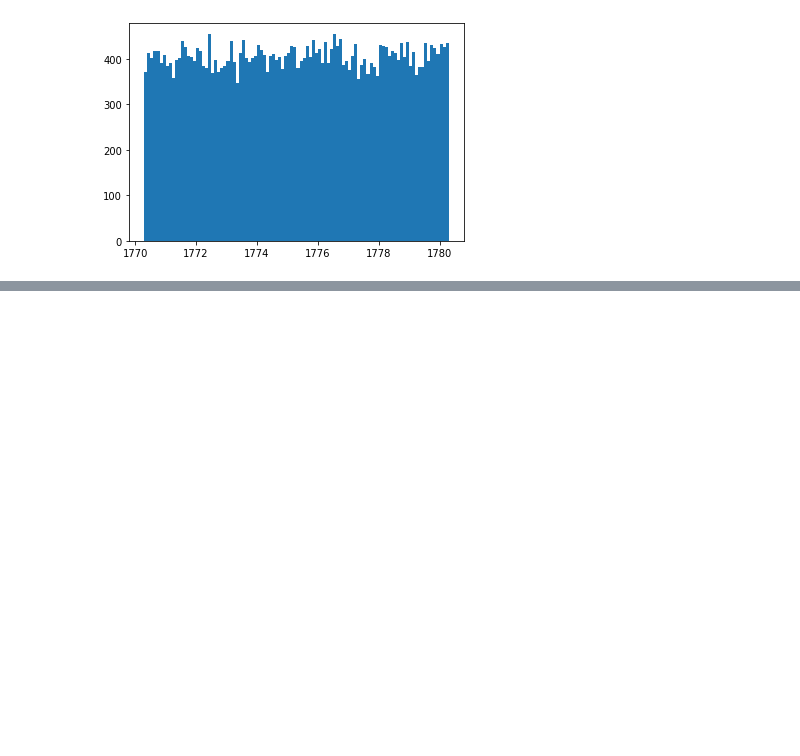
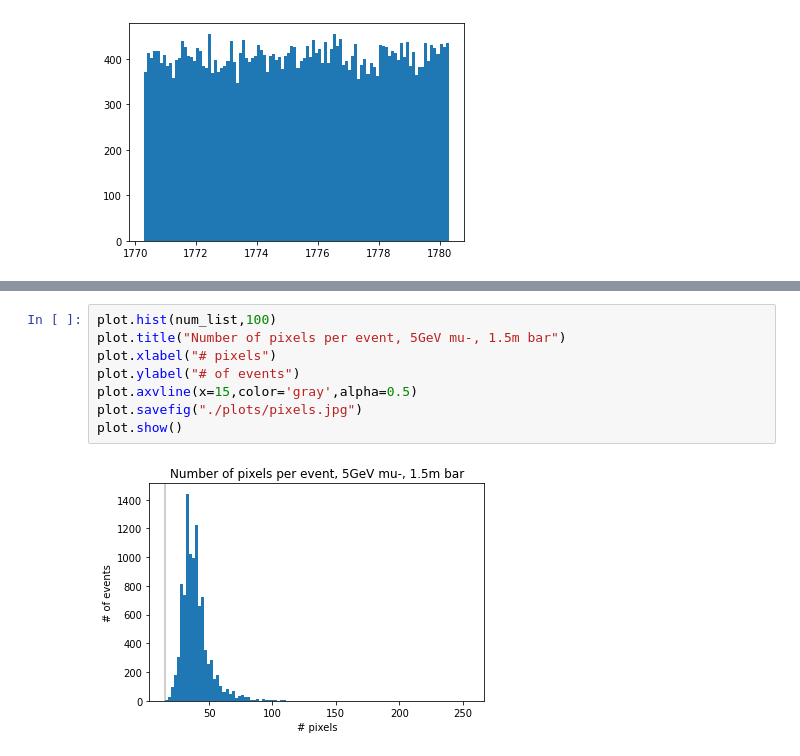
Before and after one commit to RowanKell/work_eic, a Jupyter notebook: macros/time_res/time_resolution.ipynb, the cells around one changed output, grey strips where cells are left out. Drawn from its saved outputs; the diff is of its cells as text; blank space fills up the shorter version.

```diff
--- a/macros/time_res/time_resolution.ipynb
+++ b/macros/time_res/time_resolution.ipynb
@@ -146,0 +200,10 @@ plot.show()
+# %%
+plot.hist(num_list,100)
+plot.title("Number of pixels per event, 5GeV mu-, 1.5m bar")
+plot.xlabel("# pixels")
+plot.ylabel("# of events")
+plot.axvline(x=15,color='gray',alpha=0.5)
+plot.savefig("./plots/pixels.jpg")
+plot.show()
+# %% [output]
+[figure, added]
```
Also changed, not shown: parts of 15 cells of this notebook, 27 other files.
